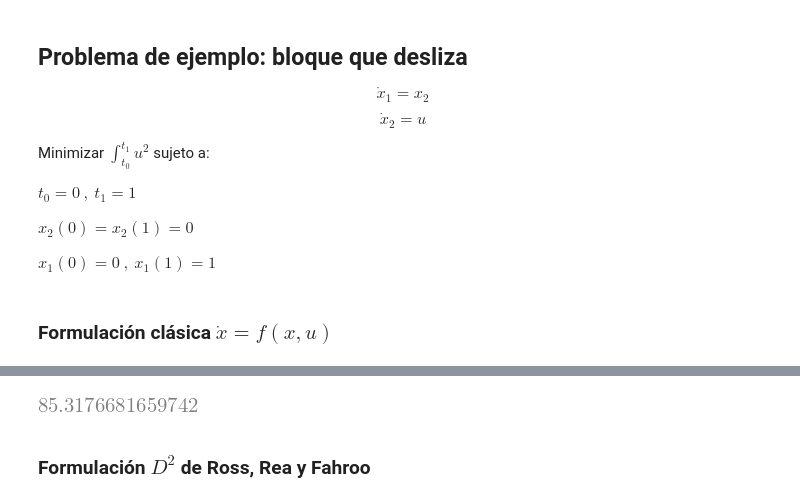
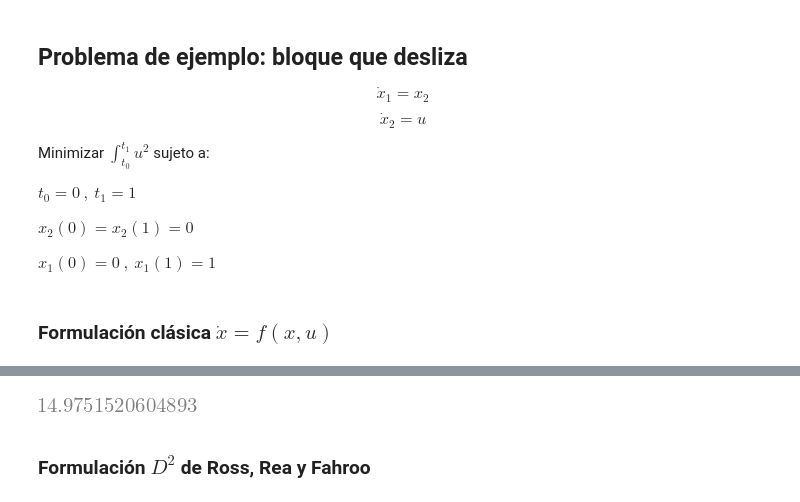
Before and after one commit to AunSiro/Cosejas_IRI, a Jupyter notebook: Casadi/Pseudospectral.ipynb, the cells around one changed output, grey strips where cells are left out. Drawn from its saved outputs; the diff is of its cells as text; code cells hidden in the pictures.

```diff
--- a/Casadi/Pseudospectral.ipynb
+++ b/Casadi/Pseudospectral.ipynb
@@ -370,8 +372,9 @@ plt.legend()
-# %%
-quality_LGL = np.sum(uu_sol_LGL**2)
-quality_LGL
-# %% [output]
-[figure, removed]
+# %%
+u_sq_LGL = u_interp_f_LGL(t_int_arr)**2
+quality_LGL = np.trapz(u_sq_LGL, t_int_arr)
+quality_LGL
+# %% [output]
+[figure, added]
 # %% [markdown]
 ### Formulación $D^2$ de Ross, Rea y Fahroo
 # %%
```
Also changed, not shown: parts of 13 cells of this notebook.
